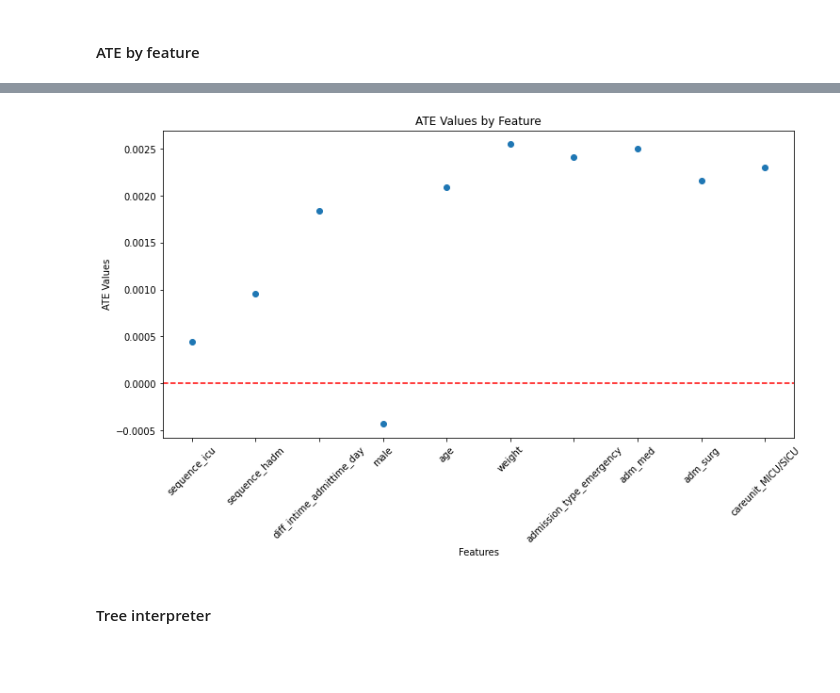
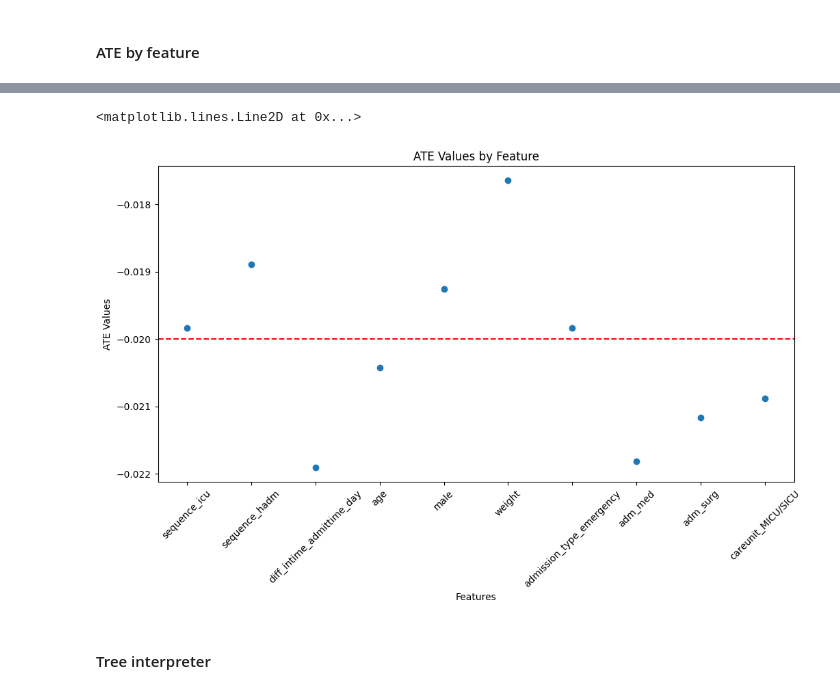
Before and after one commit to miacatharina/mimic-code, a Jupyter notebook: Selected_estimators_evaluation.ipynb, the cells around one changed output, grey strips where cells are left out. Cells and saved outputs as stored; diff of their text form; code cells hidden in the pictures; blank space fills up the shorter version.

```diff
--- a/Selected_estimators_evaluation.ipynb
+++ b/Selected_estimators_evaluation.ipynb
@@ -382,6 +308,4 @@ model_ytb = RandomForestRegressor(min_samples_leaf=10, random_state=123, n_jobs=
 # %% [markdown]
 ### 1.1 Hypokalemia
 # %%
-W_columns = ['sequence_icu', 'sequence_hadm', 'diff_intime_admittime_day', 'male', 'age', 'weight', 'admission_type_emergency', 'adm_med', 'adm_surg', 'careunit_MICU/SICU', 'careunit_CVICU', 'careunit_TSICU', 'careunit_CCU',
-                    'bun', 'cl', 'crea_pre', 'glu', 'mg', 'k_pre', 'na', 'plt', 'urine', 'o2sat', 'resp', 'hr', 'map', 'temp','antiplatelet','beta_agonist', 'beta_blocker', 'cort', 'dex',
-                     'furosemide', 'h2_antagonist', 'heparinoid', 'ins', 'k_supp', 'lax', 'nsaid','vaso_ind', 'coag', 'copd', 'depress', 'dm', 'hypothy', 'liver', 'htn', 'valve', 'mech_vent_invasive','supp_o2']
+W_columns = ['sequence_icu', 'sequence_hadm', 'diff_intime_admittime_day', 'age', 'male', 'weight', 'admission_type_emergency', 'adm_med', 'adm_surg', 'careunit_MICU/SICU', 'careunit_CVICU', 'careunit_TSICU', 'careunit_CCU', 'careunit_Neuro_Intermediate', 'bun', 'cl', 'crea_pre', 'glu', 'mg', 'k_pre', 'na', 'plt', 'urine', 'o2sat', 'resp', 'hr', 'map', 'temp', 'ace_inhibitor', 'abx', 'antifungal', 'antiplatelet', 'antiretroviral', 'arb', 'beta_agonist', 'beta_blocker', 'ca_inhibitor', 'chemo', 'cort', 'cyclosporin', 'dex', 'digitalis', 'dm_meds', 'dopaminergic', 'dronedarone', 'furosemide', 'h2_antagonist', 'heparinoid', 'ins', 'k_supp', 'lax', 'lithium', 'nsaid', 'other_loops', 'mra', 'thiazide', 'tyrosin_kinase', 'vaso_ind', 'vitamin_d', 'xanthines', 'aids', 'alcohol', 'coag', 'copd', 'anemdef', 'depress', 'dm', 'drug', 'hypothy', 'liver', 'lymph', 'mets', 'obese', 'para', 'htn', 'perivasc', 'arth', 'tumor', 'valve', 'mech_vent_invasive', 'mech_vent_noninvasive', 'rrt', 'supp_o2']
@@ -393,5 +321,5 @@ XTY_test = pd.read_csv("/content/XTY_test.csv")
 #(1.2) Build a model
 Y_train = XTY_train["0_48_hypokalemia"].to_numpy()
 T_train = XTY_train["treated"].to_numpy()
-X_train= XTY_train[W_columns].to_numpy().reshape(-1, 50)
-X_test = XTY_test[W_columns].to_numpy().reshape(-1, 50)
+X_train= XTY_train[W_columns]#.to_numpy()
+X_test = XTY_test[W_columns]#.to_numpy()
@@ -403,7 +330,6 @@ print(columns)
 # %%
-cv = KFold(n_splits=3, shuffle=True, random_state=123)
-forestdrl = ForestDRLearner(model_regression=model_yta, model_propensity=model_ta, cv=3, min_samples_leaf=10, verbose=0, min_weight_fraction_leaf=.005, random_state=seed)
-forestdrl.fit(Y_train, T_train, X=X_train, cache_values=True)
+forestdrl = ForestDRLearner(model_regression=model_yta, model_propensity=model_ta, cv=4, min_samples_leaf=200, verbose=0, random_state=seed)
+forestdrl.fit(Y_train, T_train, X=X_train)
 # Estimate treatment effects on test data
 forestdrl_te = forestdrl.effect(X_test)
 forestdrl_te_inference = forestdrl.effect_inference(X_test).population_summary(alpha=0.1, value=0, decimals=3, tol=0.001)
@@ -434,8 +360,5 @@ print(X_train.shape)
 # %% [markdown]
 #### ATE by feature
-# %%
-cv = KFold(n_splits=3, shuffle=True, random_state=123)
-forestdrl = ForestDRLearner(model_regression=model_yta, model_propensity=model_ta, cv=3, min_samples_leaf=10, verbose=0, min_weight_fraction_leaf=.005, random_state=seed)
 # %%
 #ATE by feature
 ATE_by_feature = []
@@ -472,20 +400,17 @@ print(ATE_by_feature)
 # %%
-ATE_by_feature_10 = [0.00043965, 0.00096132, 0.00184331, -0.0004292, 0.00209246, 0.00254934,
-  0.00240997, 0.00250666, 0.0021607, 0.00229856]
-
-W_columns_10 = ['sequence_icu', 'sequence_hadm', 'diff_intime_admittime_day', 'male', 'age',
-             'weight', 'admission_type_emergency', 'adm_med', 'adm_surg', 'careunit_MICU/SICU']
+ATE_by_feature_10 = ATE_by_feature[0:10]
+W_columns_10 = W_columns[0:10]
 
 plt.figure(figsize=(12, 6))
 plt.plot(W_columns_10, ATE_by_feature_10, 'o')
 plt.xlabel("Features")
 plt.ylabel("ATE Values")
 plt.title("ATE Values by Feature")
 plt.xticks(rotation=45)
-plt.axhline(y=0, linestyle='--', color='red')  # Add a dashed horizontal line at y=0
-plt.show()
+plt.axhline(y=-0.02, linestyle='--', color='red')  # Add a dashed horizontal line at y=0
 # %% [output]
+<matplotlib.lines.Line2D at 0x...>
-[figure, old version]
+[figure, new version]
 # %% [markdown]
 #### Tree interpreter
 # %%
```
Also changed, not shown: parts of 357 cells of this notebook.
